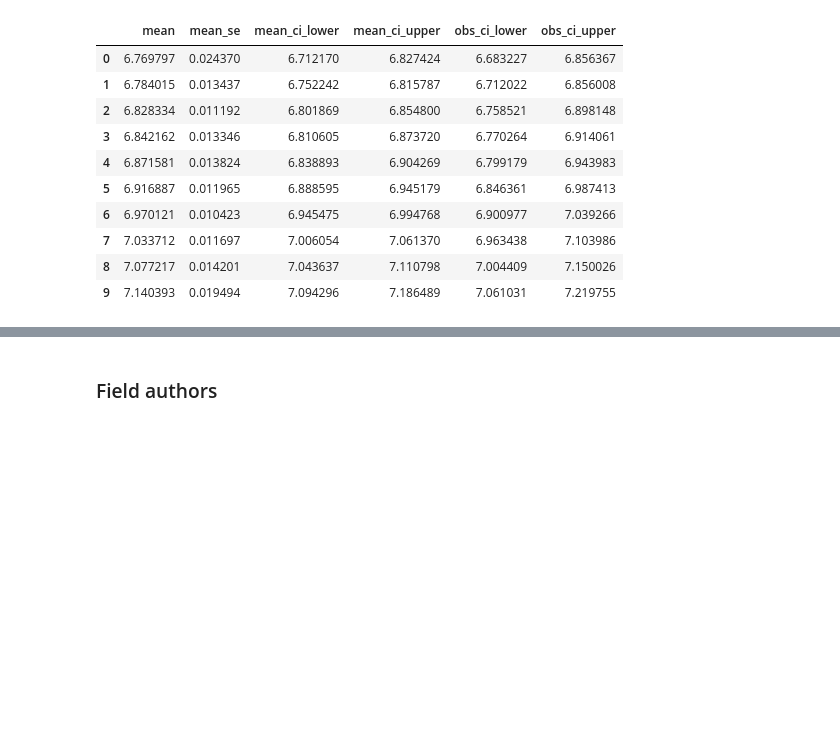
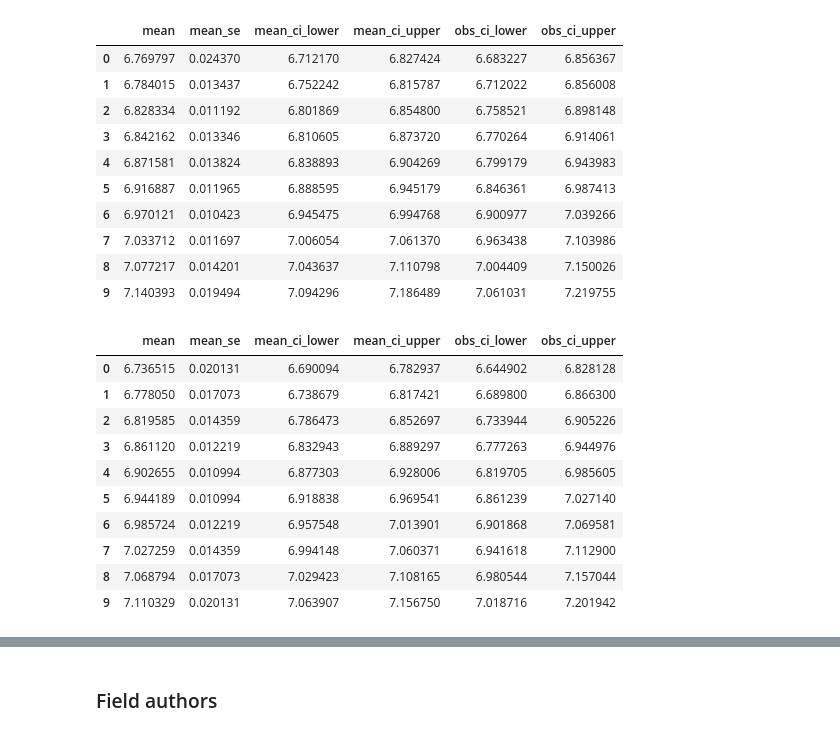
Before and after one commit to epoch-research/ai-research-impact, a Jupyter notebook: ai_researcher_impact_trends.ipynb, the cells around one changed output, grey strips where cells are left out. Saved outputs shown, nothing was run; the diff lists cells and outputs as text; code cells hidden in the pictures; blank space fills up the shorter version.

Commit message:
Fit regression to one company

```diff
--- a/ai_researcher_impact_trends.ipynb
+++ b/ai_researcher_impact_trends.ipynb
@@ -718,0 +813,3 @@ Notes:
+# %%
+est_year = fit_linear_regression(np.arange(output_start_year, output_end_year+1), np.log10(citation_weighted_works.data))
+est_year.summary()
@@ -731,6 +851,21 @@ citation_weighted_works_preds
 | 7 | 7.033712 | 0.011697 | 7.006054 | 7.061370 | 6.963438 | 7.103986 |
 | 8 | 7.077217 | 0.014201 | 7.043637 | 7.110798 | 7.004409 | 7.150026 |
 | 9 | 7.140393 | 0.019494 | 7.094296 | 7.186489 | 7.061031 | 7.219755 |
+# %%
+citation_weighted_works_preds_year = predict(est_year, np.arange(output_start_year, output_end_year+1))
+citation_weighted_works_preds_year
+# %% [output]
+|  | mean | mean_se | mean_ci_lower | mean_ci_upper | obs_ci_lower | obs_ci_upper |
+| 0 | 6.736515 | 0.020131 | 6.690094 | 6.782937 | 6.644902 | 6.828128 |
+| 1 | 6.778050 | 0.017073 | 6.738679 | 6.817421 | 6.689800 | 6.866300 |
+| 2 | 6.819585 | 0.014359 | 6.786473 | 6.852697 | 6.733944 | 6.905226 |
+| 3 | 6.861120 | 0.012219 | 6.832943 | 6.889297 | 6.777263 | 6.944976 |
+| 4 | 6.902655 | 0.010994 | 6.877303 | 6.928006 | 6.819705 | 6.985605 |
+| 5 | 6.944189 | 0.010994 | 6.918838 | 6.969541 | 6.861239 | 7.027140 |
+| 6 | 6.985724 | 0.012219 | 6.957548 | 7.013901 | 6.901868 | 7.069581 |
+| 7 | 7.027259 | 0.014359 | 6.994148 | 7.060371 | 6.941618 | 7.112900 |
+| 8 | 7.068794 | 0.017073 | 7.029423 | 7.108165 | 6.980544 | 7.157044 |
+| 9 | 7.110329 | 0.020131 | 7.063907 | 7.156750 | 7.018716 | 7.201942 |
 # %%
 fig = go.Figure()
 fig.add_trace(
```
Also changed, not shown: parts of 38 cells of this notebook, 4 other files.
